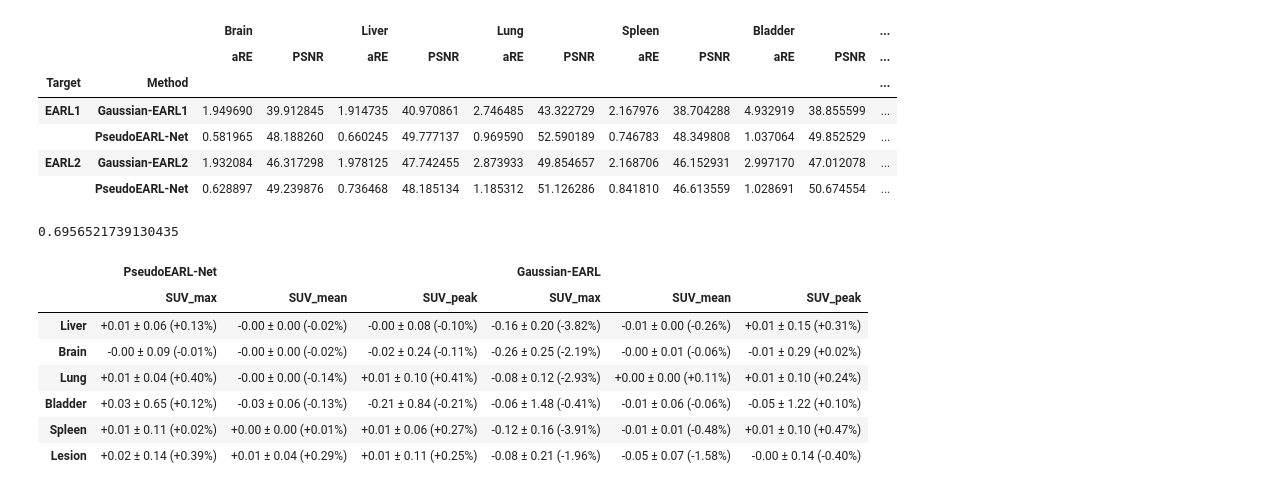
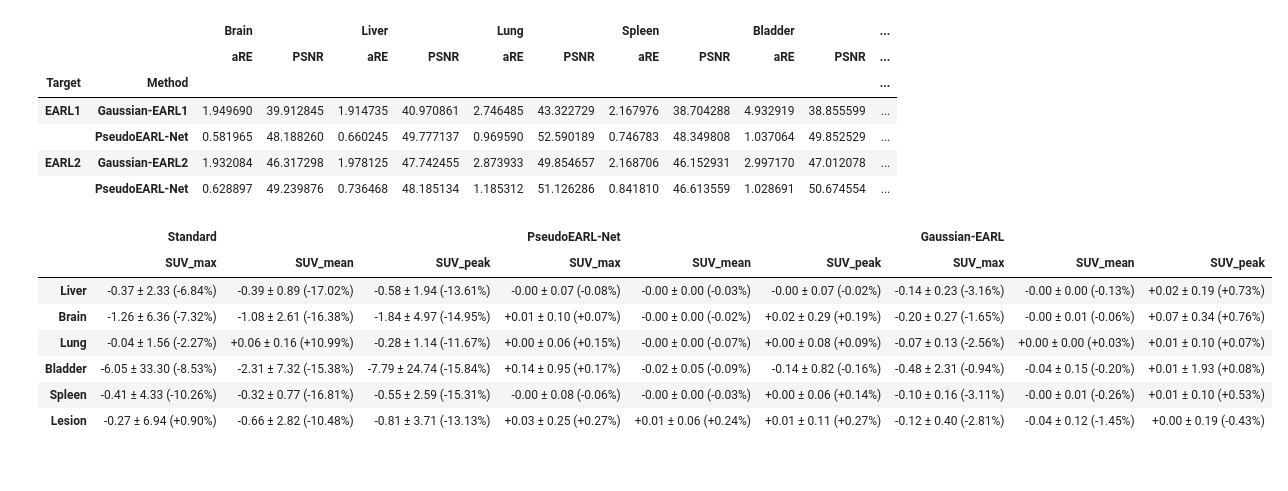
Before and after one commit to Arksyd96/federated-pet-harmonization, a Jupyter notebook: notebooks/pseudo_earl_evaluation.ipynb, the cells around one changed output. Drawn from its saved outputs; the diff is of its cells as text; code cells hidden in the pictures.

```diff
--- a/notebooks/pseudo_earl_evaluation.ipynb
+++ b/notebooks/pseudo_earl_evaluation.ipynb
@@ -500,10 +464,6 @@ summary_table
 |  | PseudoEARL-Net | 0.581965 | 48.188260 | 0.660245 | 49.777137 | 0.969590 | 52.590189 | 0.746783 | 48.349808 | 1.037064 | 49.852529 | ... |
 | EARL2 | Gaussian-EARL2 | 1.932084 | 46.317298 | 1.978125 | 47.742455 | 2.873933 | 49.854657 | 2.168706 | 46.152931 | 2.997170 | 47.012078 | ... |
 |  | PseudoEARL-Net | 0.628897 | 49.239876 | 0.736468 | 48.185134 | 1.185312 | 51.126286 | 0.841810 | 46.613559 | 1.028691 | 50.674554 | ... |
-# %%
-(299 - 91)/299
-# %% [output]
-0.6956521739130435
 # %%
 import pandas as pd
 import numpy as np
@@ -514,23 +474,12 @@ def generate_delta_suv_table(
     target_vois=None,
     target_methods=None
 ):
-    """
-    Génère un tableau des erreurs de quantification ΔSUV (Max, Mean, Peak).
-
-    Paramètres:
-    - master_dict : Le dictionnaire extrait (contenant tous les patients).
-    - target_domains : Liste des domaines à inclure (ex: ['chb', 'rennes']). Par défaut: Tous.
-    - target_vois : Liste des VOIs à inclure. Par défaut: Les 6 classiques.
-    - target_methods : Liste des méthodes à inclure. Par défaut: Pseudo et Gaussien.
-    """
-
-    # 1. Initialisation et configuration des filtres par défaut
+    # Ajout de 'Standard' dans les méthodes par défaut
     if target_vois is None:
         target_vois = ['Liver', 'Brain', 'Lung', 'Bladder', 'Spleen', 'Lesion']
     if target_methods is None:
-        target_methods = ['PseudoEARL-Net', 'Gaussian-EARL']
+        target_methods = ['Standard', 'PseudoEARL-Net', 'Gaussian-EARL']
 
-    # Normalisation des domaines fournis par l'utilisateur (ex: 'domain_chb' -> 'chb')
     if target_domains is not None:
         target_domains_clean = [d.lower().replace('domain_', '') for d in target_domains]
     else:
@@ -538,11 +487,9 @@ def generate_delta_suv_table(
 
     records = []
 
-    # 2. Aplatissement du dictionnaire avec application des filtres
     for domain, subjects in master_dict.items():
         domain_clean = domain.lower().replace('domain_', '')
 
-        # --- Filtre par domaine ---
         if target_domains_clean is not None and domain_clean not in target_domains_clean:
             continue
 
@@ -550,7 +497,6 @@ def generate_delta_suv_table(
             for std_key, voi_data in std_data.items():
 
                 for voi, methods_data in voi_data.items():
-                    # Normalisation du nom de la VOI
                     if voi.lower() in ['lesion', 'lesions']:
                         display_voi = 'Lesion'
                     elif 'bladder' in voi.lower():
@@ -558,19 +504,16 @@ def generate_delta_suv_table(
                     else:
                         display_voi = voi.capitalize()
 
-                    # --- Filtre par VOI ---
                     if display_voi not in target_vois:
                         continue
 
-                    # --- Gestion des Lésions (Multi-Composantes) ---
+                    # --- Gestion des Lésions ---
                     if display_voi == 'Lesion':
                         for comp_idx, comp_methods in methods_data.items():
                             for method, metrics in comp_methods.items():
-                                if method == 'Standard': continue
+                                # On ne saute plus le Standard, on prend le nom direct de la méthode
+                                display_method = method
 
-                                display_method = "Gaussian-EARL" if "Gaussian" in method else "PseudoEARL-Net"
-
-                                # --- Filtre par méthode ---
                                 if display_method not in target_methods:
                                     continue
 
@@ -586,14 +529,11 @@ def generate_delta_suv_table(
                                     'Peak_Pred': metrics.get('SUV_Peak_Pred', np.nan)
                                 })
 
-                    # --- Gestion des autres Organes (Global) ---
+                    # --- Gestion Globale ---
                     else:
                         for method, metrics in methods_data.items():
-                            if method == 'Standard': continue
+                            display_method = method
 
-                            display_method = "Gaussian-EARL" if "Gaussian" in method else "PseudoEARL-Net"
-
-                            # --- Filtre par méthode ---
                             if display_method not in target_methods:
                                 continue
 
@@ -615,7 +555,7 @@ def generate_delta_suv_table(
         print("⚠️ Aucune donnée n'a pu être extraite avec ces filtres.")
         return None
 
-    # 3. Calcul des Deltas pour chaque métrique
+    # Calcul des Deltas
     for m in ['Max', 'Mean', 'Peak']:
         df_flat[f'Raw_Delta_{m}'] = df_flat[f'{m}_Pred'] - df_flat[f'{m}_GT']
         df_flat[f'Rel_Delta_{m}'] = np.where(
@@ -624,22 +564,19 @@ def generate_delta_suv_table(
             np.nan
         )
 
-    # 4. Définition de l'ordre d'affichage final (basé sur les requêtes)
+    # Ordre d'affichage
     default_vois_order = ['Liver', 'Brain', 'Lung', 'Bladder', 'Spleen', 'Lesion']
     ordered_vois = [v for v in default_vois_order if v in target_vois]
-    # Ajout des VOIs exotiques éventuelles à la fin
     for v in target_vois:
         if v not in ordered_vois:
             ordered_vois.append(v)
 
-    default_methods_order = ['PseudoEARL-Net', 'Gaussian-EARL']
+    default_methods_order = ['Standard', 'PseudoEARL-Net', 'Gaussian-EARL']
     ordered_methods = [m for m in default_methods_order if m in target_methods]
-
     ordered_metrics = ['Max', 'Mean', 'Peak']
 
     table_rows = []
 
-    # 5. Agrégation et Formatage
     for voi in ordered_vois:
         row_data = {('VOI', ''): voi}
 
@@ -654,8 +591,6 @@ def generate_delta_suv_table(
                     raw_mean = raw_vals.mean()
                     raw_std = raw_vals.std(ddof=1) if len(raw_vals) > 1 else 0.0
                     rel_mean = rel_vals.mean()
-
-                    # Format exact: -0.01 ± 0.08 (-0.22%)
                     formatted_str = f"{raw_mean:+.2f} ± {raw_std:.2f} ({rel_mean:+.2f}%)"
                 else:
                     formatted_str = "N/A"
@@ -665,7 +600,6 @@ def generate_delta_suv_table(
 
         table_rows.append(row_data)
 
-    # 6. Création du DataFrame multi-indexé
     multi_columns = pd.MultiIndex.from_tuples(
         [('VOI', '')] +
         [(method, f"SUV_{m.lower()}") for method in ordered_methods for m in ordered_metrics]
@@ -676,24 +610,19 @@ def generate_delta_suv_table(
         columns=multi_columns
     )
 
     final_df = final_df.set_index(('VOI', ''))
     final_df.index.name = None
 
     return final_df
 
-# =========================================================
-# EXEMPLES D'EXÉCUTION
-# =========================================================
-
-# table_globale = generate_delta_suv_table(final_dict)
-table_globale = generate_delta_suv_table({'a100': final_dict['a100']})
+table_globale = generate_delta_suv_table(final_dict)
 table_globale
 # %% [output]
-|  | PseudoEARL-Net |  |  | Gaussian-EARL |  |  |
-|  | SUV_max | SUV_mean | SUV_peak | SUV_max | SUV_mean | SUV_peak |
-| Liver | +0.01 ± 0.06 (+0.13%) | -0.00 ± 0.00 (-0.02%) | -0.00 ± 0.08 (-0.10%) | -0.16 ± 0.20 (-3.82%) | -0.01 ± 0.00 (-0.26%) | +0.01 ± 0.15 (+0.31%) |
-| Brain | -0.00 ± 0.09 (-0.01%) | -0.00 ± 0.00 (-0.02%) | -0.02 ± 0.24 (-0.11%) | -0.26 ± 0.25 (-2.19%) | -0.00 ± 0.01 (-0.06%) | -0.01 ± 0.29 (+0.02%) |
-| Lung | +0.01 ± 0.04 (+0.40%) | -0.00 ± 0.00 (-0.14%) | +0.01 ± 0.10 (+0.41%) | -0.08 ± 0.12 (-2.93%) | +0.00 ± 0.00 (+0.11%) | +0.01 ± 0.10 (+0.24%) |
-| Bladder | +0.03 ± 0.65 (+0.12%) | -0.03 ± 0.06 (-0.13%) | -0.21 ± 0.84 (-0.21%) | -0.06 ± 1.48 (-0.41%) | -0.01 ± 0.06 (-0.06%) | -0.05 ± 1.22 (+0.10%) |
-| Spleen | +0.01 ± 0.11 (+0.02%) | +0.00 ± 0.00 (+0.01%) | +0.01 ± 0.06 (+0.27%) | -0.12 ± 0.16 (-3.91%) | -0.01 ± 0.01 (-0.48%) | +0.01 ± 0.10 (+0.47%) |
-| Lesion | +0.02 ± 0.14 (+0.39%) | +0.01 ± 0.04 (+0.29%) | +0.01 ± 0.11 (+0.25%) | -0.08 ± 0.21 (-1.96%) | -0.05 ± 0.07 (-1.58%) | -0.00 ± 0.14 (-0.40%) |
+|  | Standard |  |  | PseudoEARL-Net |  |  | Gaussian-EARL |  |  |
+|  | SUV_max | SUV_mean | SUV_peak | SUV_max | SUV_mean | SUV_peak | SUV_max | SUV_mean | SUV_peak |
+| Liver | -0.37 ± 2.33 (-6.84%) | -0.39 ± 0.89 (-17.02%) | -0.58 ± 1.94 (-13.61%) | -0.00 ± 0.07 (-0.08%) | -0.00 ± 0.00 (-0.03%) | -0.00 ± 0.07 (-0.02%) | -0.14 ± 0.23 (-3.16%) | -0.00 ± 0.00 (-0.13%) | +0.02 ± 0.19 (+0.73%) |
+| Brain | -1.26 ± 6.36 (-7.32%) | -1.08 ± 2.61 (-16.38%) | -1.84 ± 4.97 (-14.95%) | +0.01 ± 0.10 (+0.07%) | -0.00 ± 0.00 (-0.02%) | +0.02 ± 0.29 (+0.19%) | -0.20 ± 0.27 (-1.65%) | -0.00 ± 0.01 (-0.06%) | +0.07 ± 0.34 (+0.76%) |
+| Lung | -0.04 ± 1.56 (-2.27%) | +0.06 ± 0.16 (+10.99%) | -0.28 ± 1.14 (-11.67%) | +0.00 ± 0.06 (+0.15%) | -0.00 ± 0.00 (-0.07%) | +0.00 ± 0.08 (+0.09%) | -0.07 ± 0.13 (-2.56%) | +0.00 ± 0.00 (+0.03%) | +0.01 ± 0.10 (+0.07%) |
+| Bladder | -6.05 ± 33.30 (-8.53%) | -2.31 ± 7.32 (-15.38%) | -7.79 ± 24.74 (-15.84%) | +0.14 ± 0.95 (+0.17%) | -0.02 ± 0.05 (-0.09%) | -0.14 ± 0.82 (-0.16%) | -0.48 ± 2.31 (-0.94%) | -0.04 ± 0.15 (-0.20%) | +0.01 ± 1.93 (+0.08%) |
+| Spleen | -0.41 ± 4.33 (-10.26%) | -0.32 ± 0.77 (-16.81%) | -0.55 ± 2.59 (-15.31%) | -0.00 ± 0.08 (-0.06%) | -0.00 ± 0.00 (-0.03%) | +0.00 ± 0.06 (+0.14%) | -0.10 ± 0.16 (-3.11%) | -0.00 ± 0.01 (-0.26%) | +0.01 ± 0.10 (+0.53%) |
+| Lesion | -0.27 ± 6.94 (+0.90%) | -0.66 ± 2.82 (-10.48%) | -0.81 ± 3.71 (-13.13%) | +0.03 ± 0.25 (+0.27%) | +0.01 ± 0.06 (+0.24%) | +0.01 ± 0.11 (+0.27%) | -0.12 ± 0.40 (-2.81%) | -0.04 ± 0.12 (-1.45%) | +0.00 ± 0.19 (-0.43%) |
```
Also changed, not shown: parts of 2 cells of this notebook, 1 other file.
